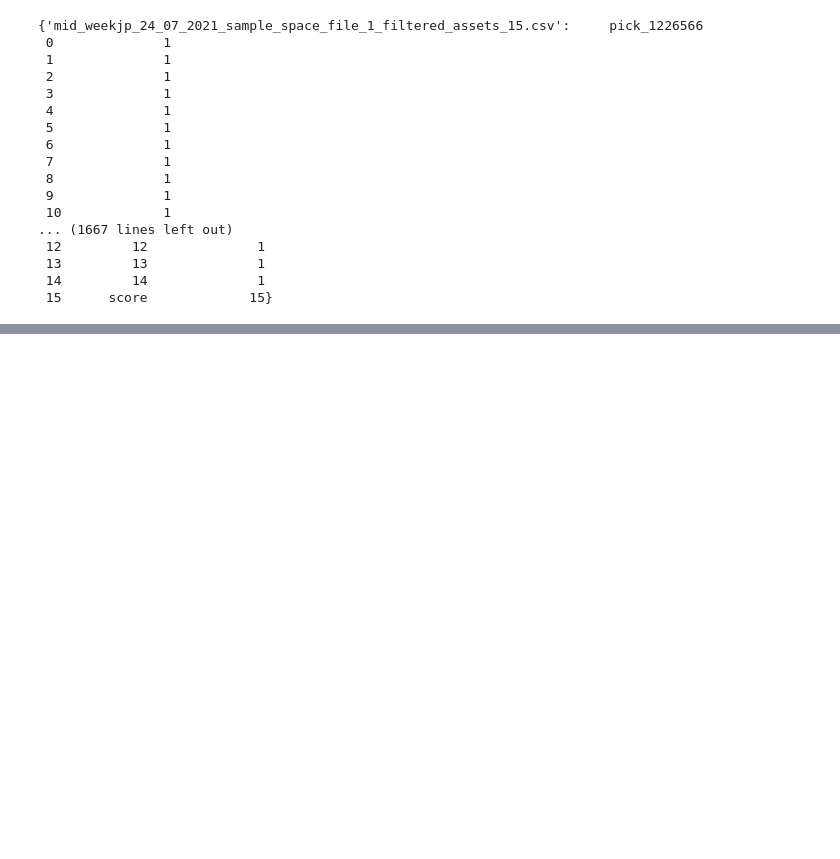
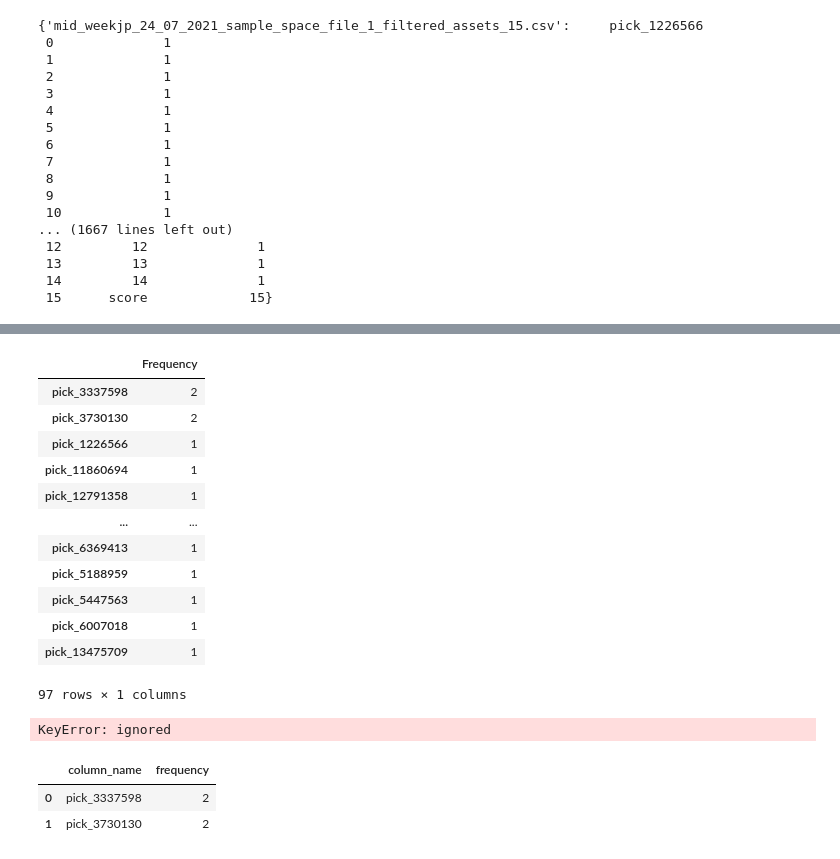
Before and after one commit to WillyKitheka/code-doyen, a Jupyter notebook: creating_Analysis_Sets.ipynb, the cells around one changed output, grey strips where cells are left out. Drawn from its saved outputs; the diff is of its cells as text; code cells hidden in the pictures; blank space fills up the shorter version.

```diff
--- a/creating_Analysis_Sets.ipynb
+++ b/creating_Analysis_Sets.ipynb
@@ -56,0 +80,2 @@ csv_dict
+# %%
+sets_dict = create_sets_from_csv_dict(csv_dict)
@@ -56,0 +126,2 @@ csv_dict
+# %%
+sets_dict = create_sets_from_csv_dict(csv_dict)
@@ -56,0 +148,51 @@ csv_dict
+# %%
+import pandas as pd
+
+def most_common_columns(sets_dict):
+    """
+    Given a dictionary of sets of column names, find the column names that appear
+    most frequently across all sets and return them as a dataframe with the frequency
+    count.
+
+    Parameters:
+    - sets_dict (dict): a dictionary containing the sets of column names
+
+    Returns:
+    - result_df (pd.DataFrame): a dataframe containing the most common column names
+      and their frequency count
+    """
+    # Initialize an empty dictionary to store the frequency counts
+    freq_dict = {}
+
+    # Loop through the sets in sets_dict
+    for column_set in sets_dict.values():
+        # Loop through the columns in the set and increment their frequency count
+        for column in column_set:
+            if column in freq_dict:
+                freq_dict[column] += 1
+            else:
+                freq_dict[column] = 1
+
+    # Convert the freq_dict to a dataframe and sort by frequency count
+    result_df = pd.DataFrame.from_dict(freq_dict, orient='index', columns=['Frequency'])
+    result_df = result_df.sort_values(by='Frequency', ascending=False)
+
+    return result_df
+# %%
+result_df = most_common_columns(sets_dict)
+# %%
+result_df
+# %% [output]
+|  | Frequency |
+| pick_3337598 | 2 |
+| pick_3730130 | 2 |
+| pick_1226566 | 1 |
+| pick_11860694 | 1 |
+| pick_12791358 | 1 |
+| ... | ... |
+| pick_6369413 | 1 |
+| pick_5188959 | 1 |
+| pick_5447563 | 1 |
+| pick_6007018 | 1 |
+| pick_13475709 | 1 |
+97 rows × 1 columns
@@ -56,0 +229,4 @@ csv_dict
+# %%
+result_df = common_columns_by_set(sets_dict)
+# %% [output]
+KeyError: ignored
@@ -57,3 +301,9 @@ csv_dict
+# %%
+result_df
+# %% [output]
+|  | column_name | frequency |
+| 0 | pick_3337598 | 2 |
+| 1 | pick_3730130 | 2 |
 # %%
 import pandas as pd
 
```
Also changed, not shown: parts of 8 cells of this notebook.
